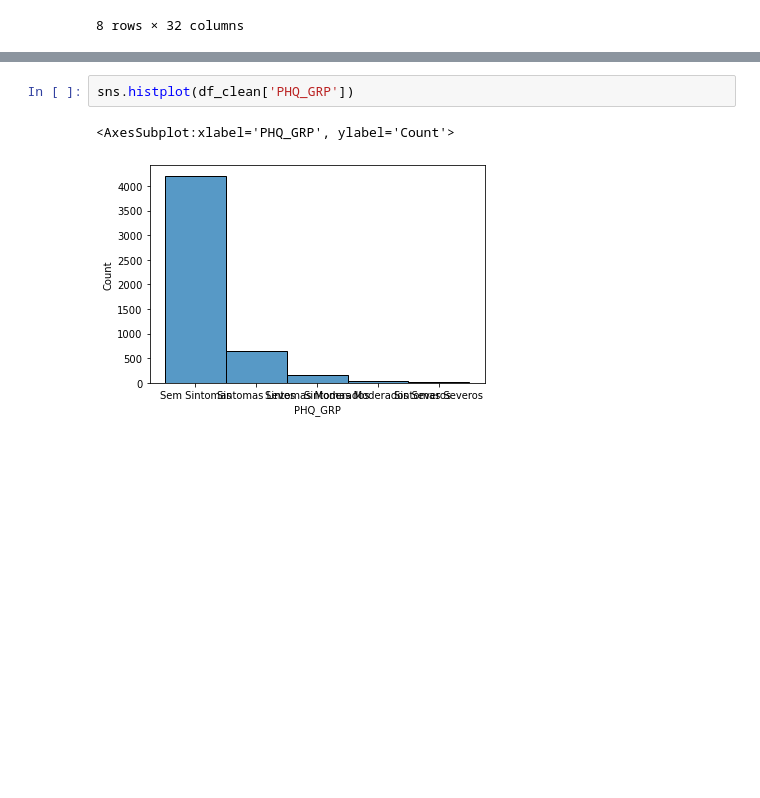
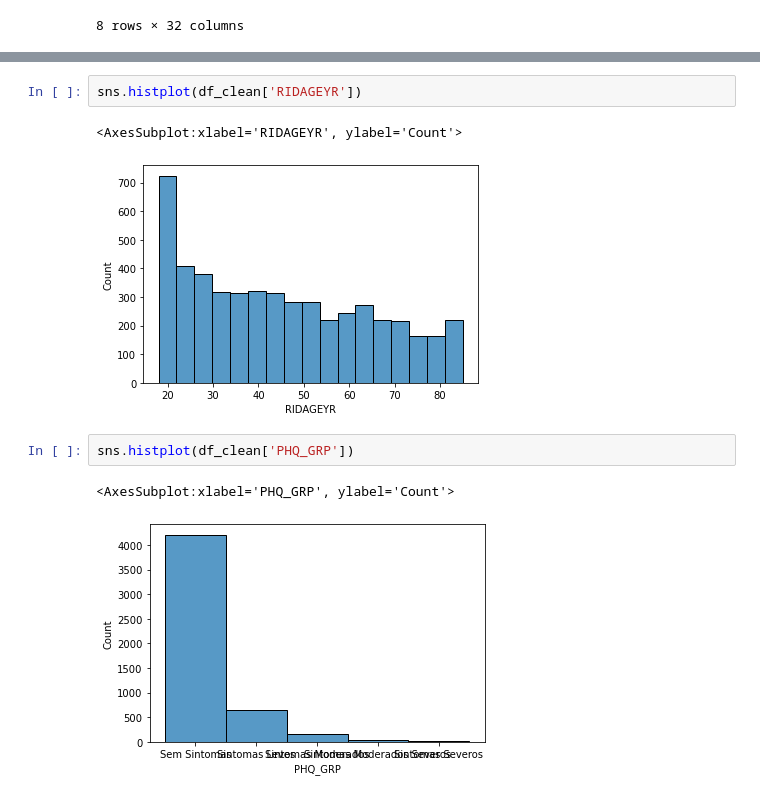
Before and after one commit to onemarcos/Tera-Jupyter-Notebook, a Jupyter notebook: Desafio Inferência/Desafio Inferência.ipynb, the cells around one changed output, grey strips where cells are left out. Cells and saved outputs as stored; diff of their text form; blank space fills up the shorter version.

```diff
--- a/Desafio Inferência/Desafio Inferência.ipynb
+++ b/Desafio Inferência/Desafio Inferência.ipynb
@@ -153,3 +153,8 @@ sns.histplot(df_clean['RIAGENDR'])
+# %%
+sns.histplot(df_clean['RIDAGEYR'])
+# %% [output]
+<AxesSubplot:xlabel='RIDAGEYR', ylabel='Count'>
+[figure, added]
 # %%
 sns.histplot(df_clean['PHQ_GRP'])
 # %% [output]
```
Also changed, not shown: parts of 2 cells of this notebook, 1 other file.
